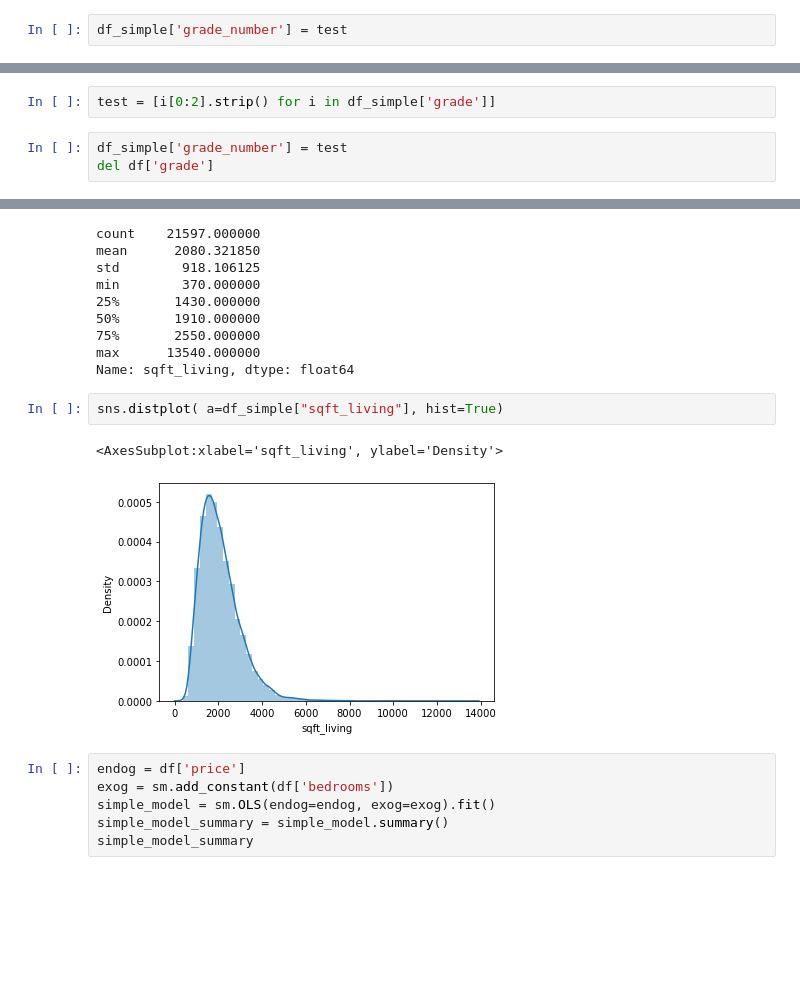
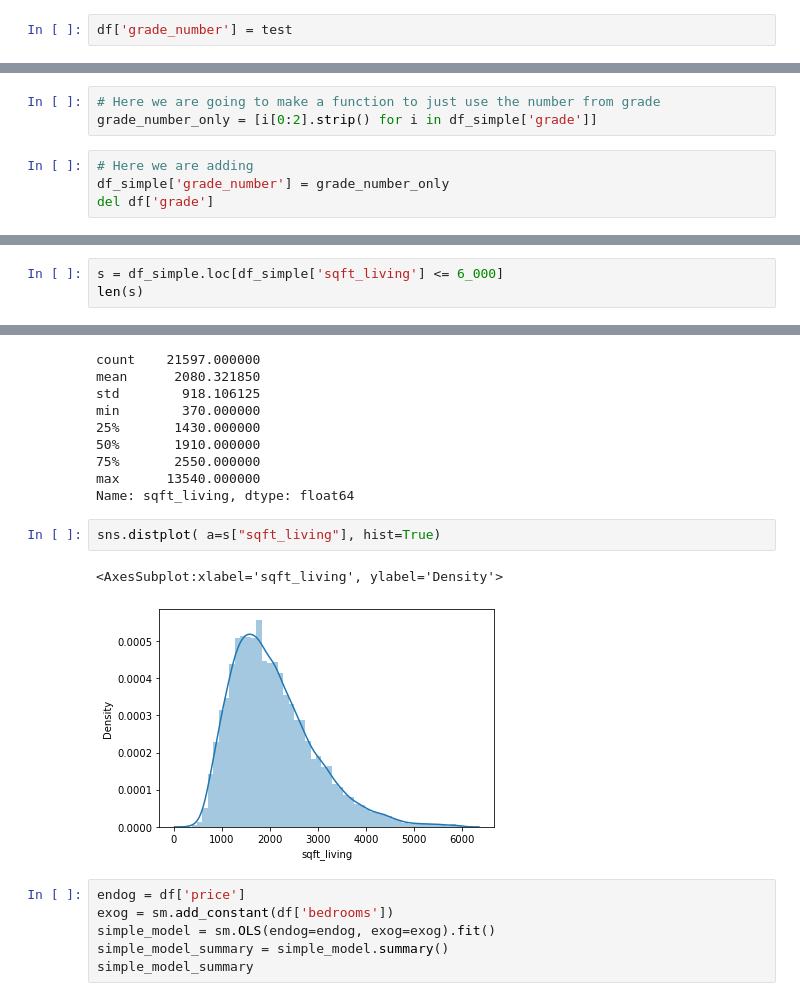
Before and after one commit to axoaxonic/green-housing-dev-analysis-project, a Jupyter notebook: development-notebooks/raul_scratch_code.ipynb, the cells around one changed output, grey strips where cells are left out. Drawn from its saved outputs; the diff is of its cells as text; blank space fills up the shorter version.

Commit message:
modified the graphs so that they don't go all the way down to outliers and got rid of outliers (bedrooms 33)

```diff
--- a/development-notebooks/raul_scratch_code.ipynb
+++ b/development-notebooks/raul_scratch_code.ipynb
@@ -38,4 +38,4 @@ to_drop = ['id', 'date', 'view', 'sqft_above',
            'sqft_living15', 'sqft_lot15']
 df.drop(to_drop, inplace=True, axis=1)
 # %%
-df_simple['grade_number'] = test
+df['grade_number'] = test
@@ -59,7 +60,9 @@ df_simple
 # %%
-test = [i[0:2].strip() for i in df_simple['grade']]
+# Here we are going to make a function to just use the number from grade
+grade_number_only = [i[0:2].strip() for i in df_simple['grade']]
 # %%
-df_simple['grade_number'] = test
+# Here we are adding
+df_simple['grade_number'] = grade_number_only
 del df['grade']
 # %%
 df_simple
@@ -208,0 +165,3 @@ sqft_living = df_simple['sqft_living']
+# %%
+s = df_simple.loc[df_simple['sqft_living'] <= 6_000]
+len(s)
@@ -219,10 +180,10 @@ min        370.000000
 max      13540.000000
 Name: sqft_living, dtype: float64
 # %%
-sns.distplot( a=df_simple["sqft_living"], hist=True)
+sns.distplot( a=s["sqft_living"], hist=True)
 # %% [output]
 <AxesSubplot:xlabel='sqft_living', ylabel='Density'>
-[figure, old version]
+[figure, new version]
 # %%
 endog = df['price']
 exog = sm.add_constant(df['bedrooms'])
```
Also changed, not shown: parts of 26 cells of this notebook.
